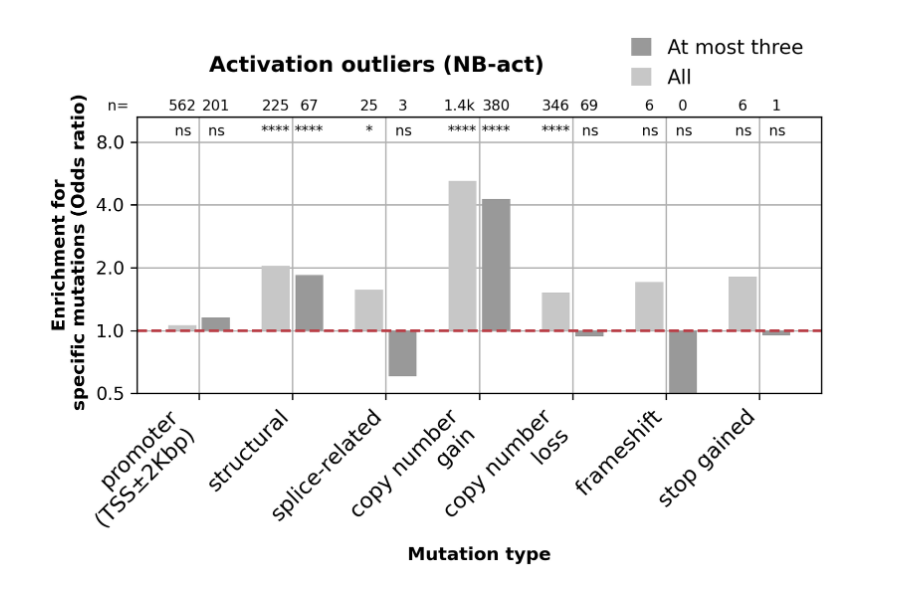
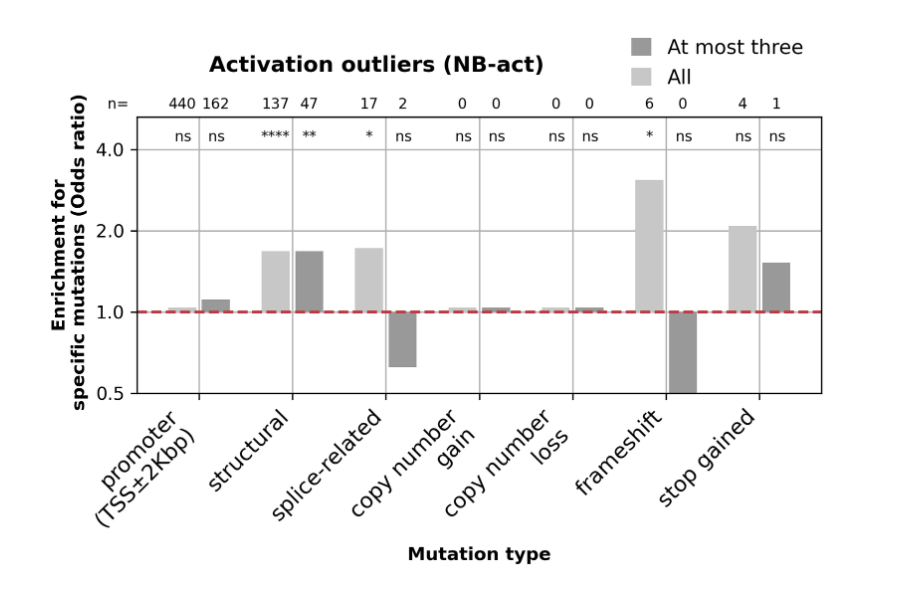
Before and after one commit to sergeyvilov/enformer, a Jupyter notebook: gene_expression_mll/plots.ipynb, the cells around one changed output. Saved outputs shown, nothing was run; the diff lists cells and outputs as text; code cells hidden in the pictures.

Commit message:
copy number category

```diff
--- a/gene_expression_mll/plots.ipynb
+++ b/gene_expression_mll/plots.ipynb
@@ -7,7 +7,7 @@ caller = 'activation' #outrider_overexpressed/outrider_underexpressed/activation
 # %%
 input_dir = '/s/project/mll/sergey/effect_prediction/promoter_mutations/res/'
 # %%
-confounders = True
+confounders = False
 # %%
 output_dir = input_dir + 'figures/conf_' + str(confounders).lower()
 # %%
@@ -27,8 +27,10 @@ res_df['n_mutations'] = res_df['mutations in abnomal'] + res_df['mutations in no
 
 res_df.mutation = res_df.mutation.map({'promoter':'promoter\n(TSS±2Kbp)','structural':'structural',
                                       'copy_number_gain': 'copy number\ngain', 'copy_number_loss': 'copy number\nloss',
-                                       'splice_related': 'splice-related',
+                                      'copy_number':'copy number', 'splice_related': 'splice-related',
                                       'frameshift': 'frameshift', 'stop_gained': 'stop gained'})
 
 res_df['sign_stars'] = res_df['p-value'].apply(lambda x: '****' if x<1e-4 else '***'
                                                if x<1e-3 else '**' if x<1e-2 else '*' if x<5e-2 else 'ns')
+
+res_df
@@ -35,3 +57,5 @@ res_df['sign_stars'] = res_df['p-value'].apply(lambda x: '****' if x<1e-4 else '
+# %%
+res_df = res_df[res_df.mutation!='copy number']
 # %%
 mutations = res_df.mutation.unique()
 selection = {
@@ -54,6 +78,16 @@ multiplier = 0
 y_max_pow = np.ceil(np.log2(res_df['odds ratio'].max()))
 
 
+if caller=='outrider_underexpressed':
+    plot_title = 'Underexpression outliers (OUTRIDER)'
+    vshift = 0
+elif caller=='outrider_overexpressed':
+    plot_title = 'Overexpression outliers (OUTRIDER)'
+    vshift = 0
+else:
+    plot_title = 'Activation outliers (NB-act)'
+    vshift = 0.1
+
 for selection in ('All', 'At most three'):
 
     offset = (width+inner_gap) * multiplier
@@ -66,7 +100,7 @@ for selection in ('All', 'At most three'):
     rects = ax.bar(x + offset, values, width, bottom=bottom, label=selection, color=colors[selection])
 
     for text_idx, text in enumerate(res_df[res_df.selection==selection].sign_stars):
-        ax.text(y=2**(y_max_pow+0.1), x=text_idx + offset - len(text)*0.04, s = text, fontsize=8)
+        ax.text(y=2**(y_max_pow+vshift), x=text_idx + offset - len(text)*0.04, s = text, fontsize=8)
 
     for text_idx, n_mut in enumerate(res_df.loc[res_df.selection==selection,'mutations in abnomal']):
         text = f'{n_mut/1000:.2}k' if n_mut>1000 else f'{n_mut}'
@@ -74,40 +108,32 @@ for selection in ('All', 'At most three'):
 
     multiplier += 1
 
 ax.text(y=2**(y_max_pow+0.5), x=-0.8, s = 'n=', fontsize=8)
-
-if caller=='outrider_underexpressed':
-    plot_title = 'Underexpression outliers (OUTRIDER)'
-elif caller=='outrider_overexpressed':
-    plot_title = 'Overexpression outliers (OUTRIDER)'
-else:
-    plot_title = 'Activation outliers (NB-act)'
-
 
 ax.axhline(1, linestyle='--',color=(0.73,0.26,0.29))
 
 ax.set_yscale('log', base=2)
 
 ax.set_title(plot_title, fontweight="bold", x=0.35, pad=25.)
 ax.set_ylabel('Enrichment for\n specific mutations (Odds ratio)', fontweight="bold")
 ax.set_xlabel('Mutation type', fontweight="bold")
 ax.set_xticks(x + width/2 + inner_gap/2, mutations, rotation=45, ha='right',fontsize=12)
 
 ax.set_yticks(2.**np.arange(-1, y_max_pow+1))
 ax.set_yticklabels(2.**np.arange(-1, y_max_pow+1))
 
 ax.set_ylim((2**-1,2**(y_max_pow+0.4)))
 
 ax.grid()
 ax.set_axisbelow(True)
 
 handles, labels = ax.get_legend_handles_labels()
 
 ax.legend(handles[::-1], labels[::-1],loc='upper right',
           handlelength=1, handleheight=1,
           bbox_to_anchor=(1., 1.35), fontsize=11,  frameon=False)
 
 plt.show()
 # %% [output]
-[figure, old version]
+[figure, new version]
 # %%
```
Also changed, not shown: parts of 3 cells of this notebook, 2 other files.
